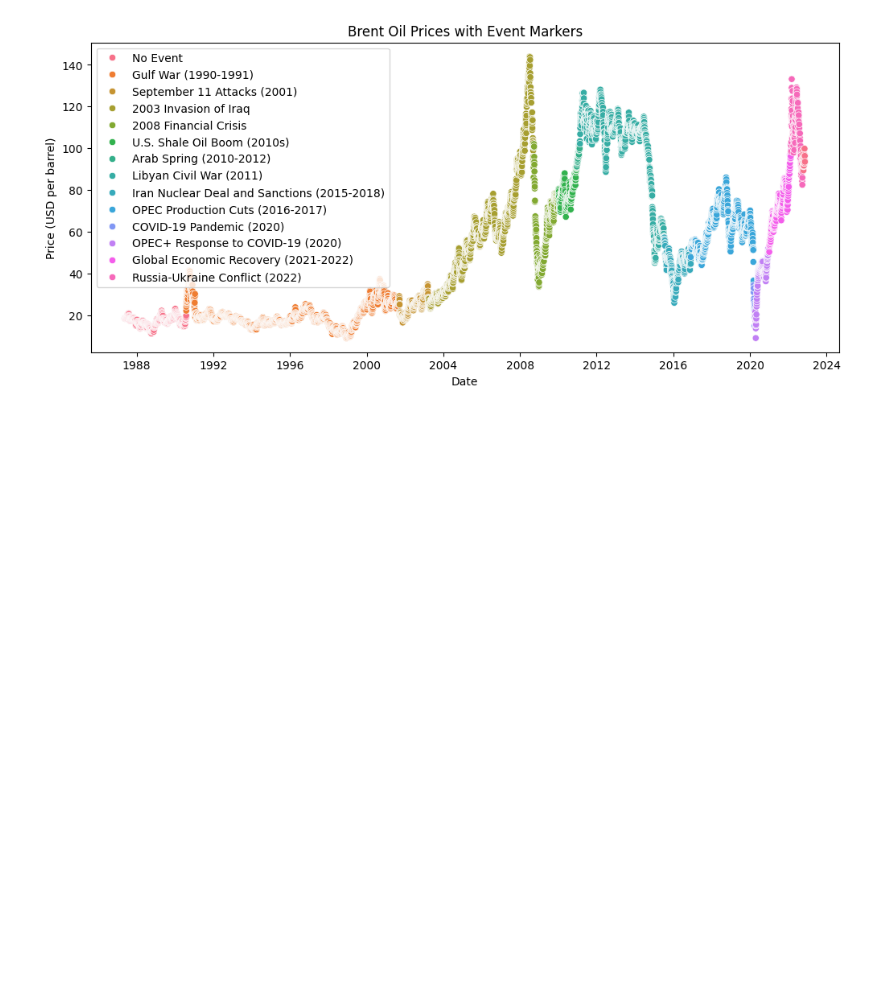
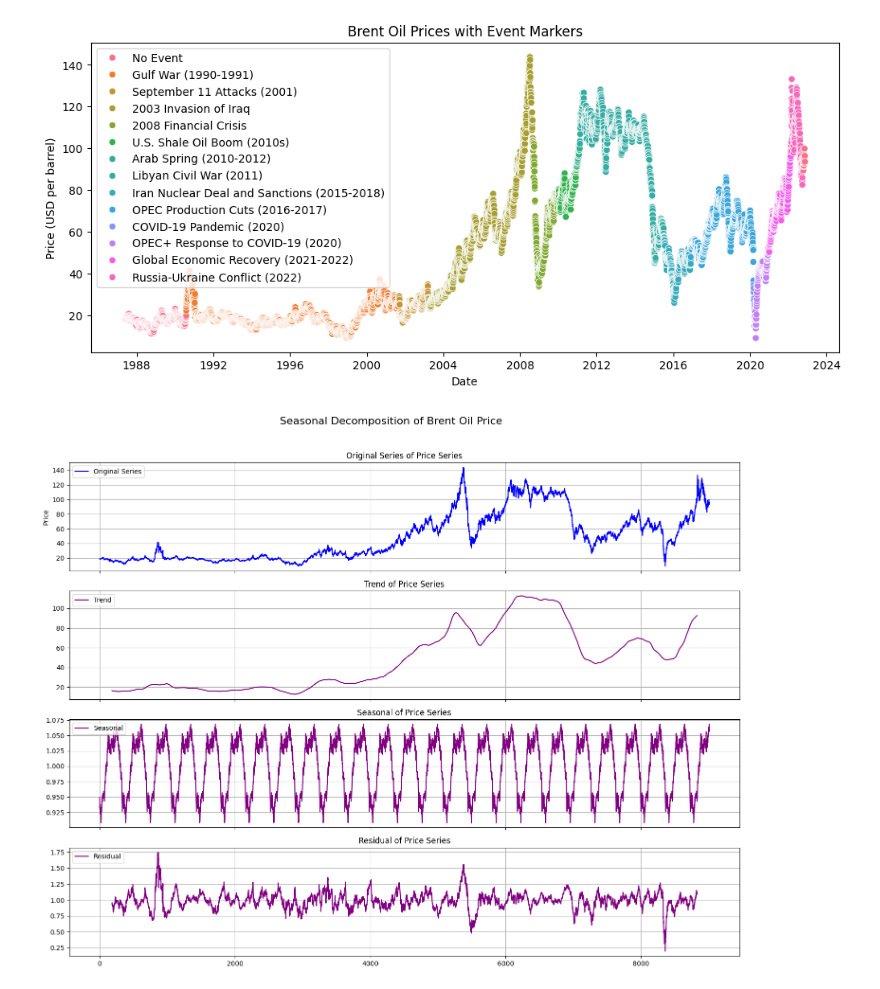
Before and after one commit to ab3lT/10-Academy-Week-10, a Jupyter notebook: notebooks/oil_prince_analysis.ipynb, the cells around one changed output. Cells and saved outputs as stored; diff of their text form; code cells hidden in the pictures; blank space fills up the shorter version.

```diff
--- a/notebooks/oil_prince_analysis.ipynb
+++ b/notebooks/oil_prince_analysis.ipynb
@@ -277,3 +277,26 @@ plt.legend()
 plt.show()
 # %% [output]
 [figure]
+# %%
+from statsmodels.tsa.seasonal import seasonal_decompose
+
+# Apply seasonal decomposition (use model='multiplicative' for data with proportional seasonal effects)
+result = seasonal_decompose(price_data['Price'], model='multiplicative', period=365)  # Adjust period if necessary
+# Plot decomposition
+fig, axes = plt.subplots(4, 1, figsize=(15, 12), sharex=True)
+components = ['Original Series', 'Trend', 'Seasonal', 'Residual']
+series = [price_data['Price'], result.trend, result.seasonal, result.resid]
+
+for ax, comp, ser in zip(axes, components, series):
+    ax.plot(price_data.index, ser, label=comp, color='b' if comp == 'Original Series' else 'purple')
+    ax.set_title(f'{comp} of Price Series')
+    ax.set_ylabel('Price' if comp == 'Original Series' else '')
+    ax.grid(True)
+    ax.legend(loc='upper left')
+
+# Improve layout and display the plot
+fig.suptitle('Seasonal Decomposition of Brent Oil Price', fontsize=16)
+plt.tight_layout(rect=[0, 0, 1, 0.96])  # Adjust layout to fit the main title
+plt.show()
+# %% [output]
+[figure, added]
```
Also changed, not shown: parts of 3 cells of this notebook.
